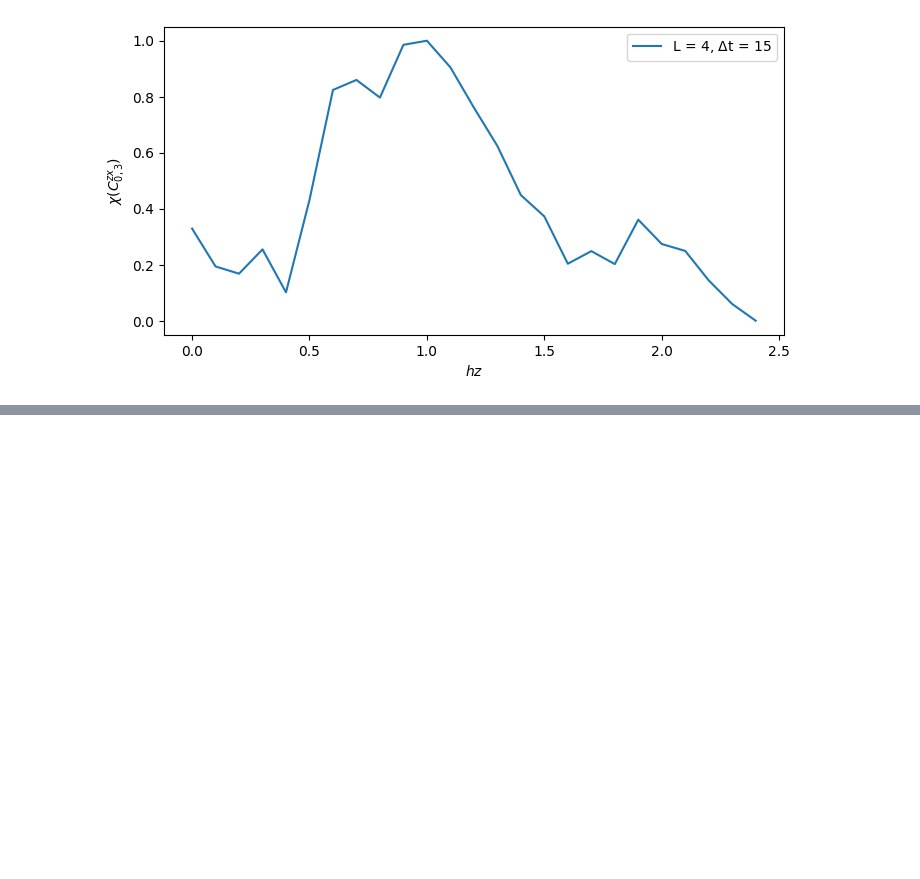
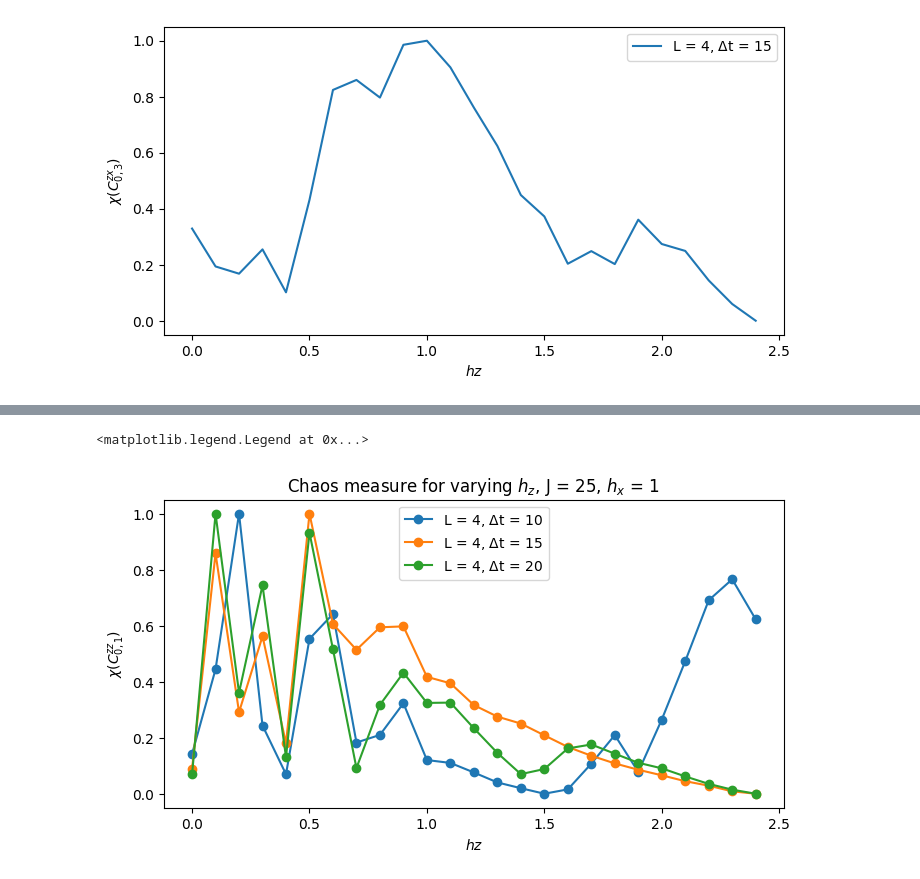
Before and after one commit to Kenji-Maeda/chaos, a Jupyter notebook: short spin chain.ipynb, the cells around one changed output, grey strips where cells are left out. Saved outputs shown, nothing was run; the diff lists cells and outputs as text; code cells hidden in the pictures; blank space fills up the shorter version.

```diff
--- a/short spin chain.ipynb
+++ b/short spin chain.ipynb
@@ -260,0 +331,45 @@ plt.legend()
+# %%
+L = 4
+tstep = 0.1
+J= 25
+hx = 1
+mu = 3
+nu = 3
+site_1 = 0
+site_2 = 1
+hz_max = 2.5
+hz_step = 0.1
+
+dt_min = 10
+dt_max = 25
+
+dtlist = np.arange(dt_min, dt_max,5)
+hzlist = np.arange(0,hz_max,hz_step)
+chilist = np.zeros((len(dtlist),len(hzlist)))
+stdlist = np.zeros(len(hzlist))
+
+for l,Dt in enumerate(dtlist):
+    t_end = Dt + 5
+
+    for k, hz in enumerate(hzlist):
+
+        c_list = np.zeros(int(t_end/tstep))
+        tlist = np.arange(0,t_end,tstep)
+        for i, t in enumerate(tlist):
+            c_list[i] = otoc_t(L,J,hz,hx,t,mu,nu,site_1,site_2)
+        _, stdlist[k] = get_std(c_list, tlist, Dt)
+
+    std_inv = 1/stdlist
+    chilist[l] = (std_inv - np.min(std_inv))/(np.max(std_inv)-np.min(std_inv))
+# %%
+# Integrable limit: 𝜒 -> 0; Chaos limit: 𝜒 -> 1
+plt.figure(figsize=(8,4))
+for l, Dt in enumerate(dtlist):
+    plt.plot(hzlist,chilist[l], "-o", label = rf'L = {L}, $\Delta$t = {Dt}')
+plt.xlabel('$hz$')
+plt.ylabel('$\chi(C^{zz}_{0,1})$')
+plt.title(rf"Chaos measure for varying $h_z$, J = {J}, $h_x$ = {hx}")
+plt.legend()
+# %% [output]
+<matplotlib.legend.Legend at 0x...>
+[figure, added]
```
Also changed, not shown: parts of 11 cells of this notebook, 1 other file.
